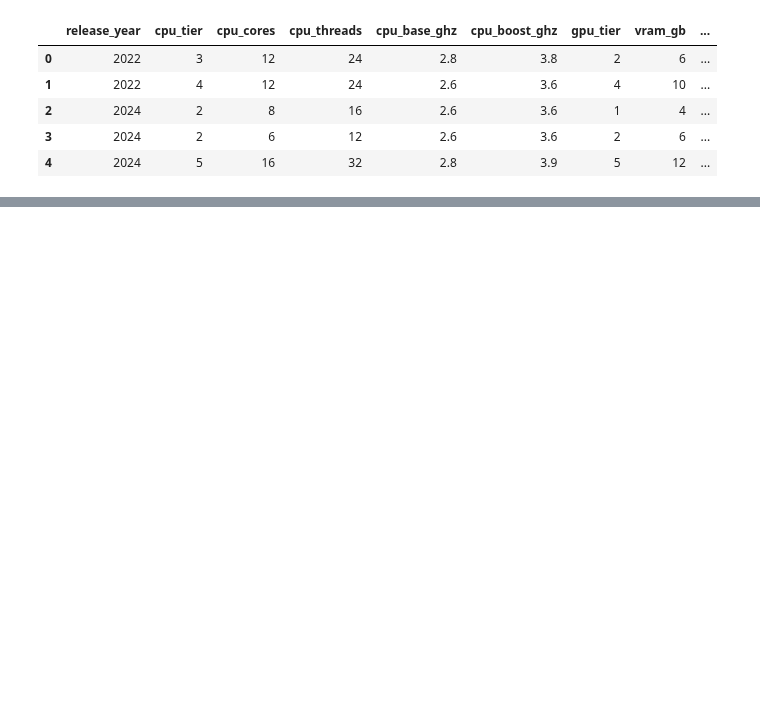
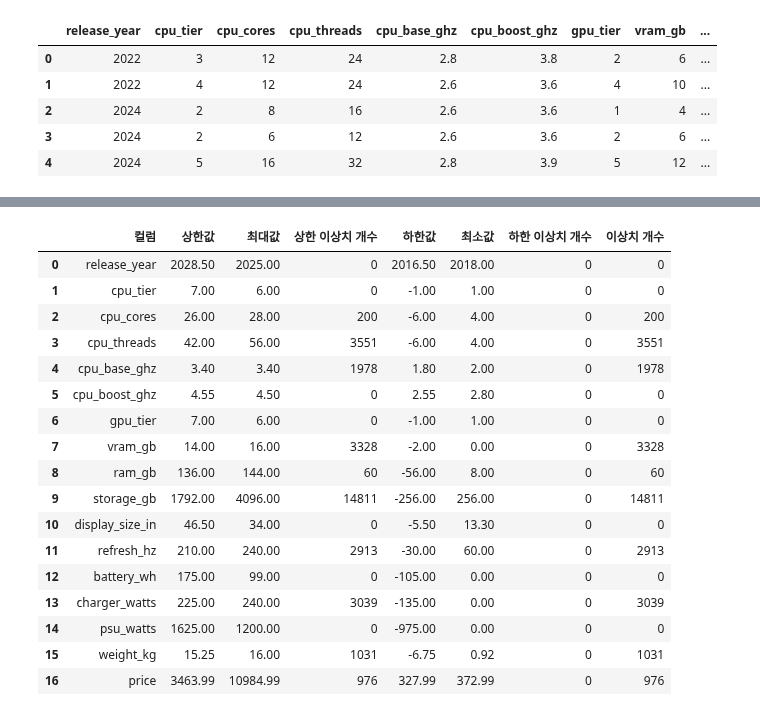
Before and after one commit to icesnake72/aice, a Jupyter notebook: ex01.ipynb, the cells around one changed output, grey strips where cells are left out. Saved outputs shown, nothing was run; the diff lists cells and outputs as text; code cells hidden in the pictures; blank space fills up the shorter version.

```diff
--- a/ex01.ipynb
+++ b/ex01.ipynb
@@ -131,0 +99,55 @@ IQR: 783.9999999999998
+# %%
+# 모든 수치형 컬럼의 이상치 확인하기
+def get_outlier(col):
+    iqr1 = df_num_cols[col].quantile(0.25)
+    iqr3 = df_num_cols[col].quantile(0.75)
+    iqr = iqr3 - iqr1
+    upper_bound = iqr3 + iqr * 1.5
+    lower_bound = iqr1 - iqr * 1.5
+    df_outlier_upper = df_num_cols[df_num_cols[col].values > upper_bound]
+    df_outlier_lower = df_num_cols[df_num_cols[col].values < lower_bound]
+
+    df_outlier = df_num_cols[(df_num_cols[col].values>upper_bound)|(df_num_cols[col].values<lower_bound)]
+    di = {
+        '컬럼': col,
+        '상한값': upper_bound,
+        '최대값': df_num_cols[col].max(),
+        '상한 이상치 개수':len(df_outlier_upper),
+        '하한값': lower_bound,
+        '최소값': df_num_cols[col].min(),
+        '하한 이상치 개수': len(df_outlier_lower),
+        '이상치 개수': len(df_outlier)
+    }
+    return di
+
+    # print(f'컬럼: {col}, 상한값: {upper_bound}, 하한값: {lower_bound}')
+    # print(f'상한 이상치 개수: {len(df_outlier_upper)}, 하한 이상치 개수: {len(df_outlier_lower)}')
+    # print(f'이상치 개수 : {len(df_outlier)}')
+    # print()
+
+
+res = []
+for col in df_num_cols.columns:
+    res.append(get_outlier(col))
+
+df_outlier_info = pd.DataFrame(res)
+df_outlier_info
+# %% [output]
+|  | 컬럼 | 상한값 | 최대값 | 상한 이상치 개수 | 하한값 | 최소값 | 하한 이상치 개수 | 이상치 개수 |
+| 0 | release_year | 2028.50 | 2025.00 | 0 | 2016.50 | 2018.00 | 0 | 0 |
+| 1 | cpu_tier | 7.00 | 6.00 | 0 | -1.00 | 1.00 | 0 | 0 |
+| 2 | cpu_cores | 26.00 | 28.00 | 200 | -6.00 | 4.00 | 0 | 200 |
+| 3 | cpu_threads | 42.00 | 56.00 | 3551 | -6.00 | 4.00 | 0 | 3551 |
+| 4 | cpu_base_ghz | 3.40 | 3.40 | 1978 | 1.80 | 2.00 | 0 | 1978 |
+| 5 | cpu_boost_ghz | 4.55 | 4.50 | 0 | 2.55 | 2.80 | 0 | 0 |
+| 6 | gpu_tier | 7.00 | 6.00 | 0 | -1.00 | 1.00 | 0 | 0 |
+| 7 | vram_gb | 14.00 | 16.00 | 3328 | -2.00 | 0.00 | 0 | 3328 |
+| 8 | ram_gb | 136.00 | 144.00 | 60 | -56.00 | 8.00 | 0 | 60 |
+| 9 | storage_gb | 1792.00 | 4096.00 | 14811 | -256.00 | 256.00 | 0 | 14811 |
+| 10 | display_size_in | 46.50 | 34.00 | 0 | -5.50 | 13.30 | 0 | 0 |
+| 11 | refresh_hz | 210.00 | 240.00 | 2913 | -30.00 | 60.00 | 0 | 2913 |
+| 12 | battery_wh | 175.00 | 99.00 | 0 | -105.00 | 0.00 | 0 | 0 |
+| 13 | charger_watts | 225.00 | 240.00 | 3039 | -135.00 | 0.00 | 0 | 3039 |
+| 14 | psu_watts | 1625.00 | 1200.00 | 0 | -975.00 | 0.00 | 0 | 0 |
+| 15 | weight_kg | 15.25 | 16.00 | 1031 | -6.75 | 0.92 | 0 | 1031 |
+| 16 | price | 3463.99 | 10984.99 | 976 | 327.99 | 372.99 | 0 | 976 |
```
Also changed, not shown: parts of 16 cells of this notebook, 2 other files.
